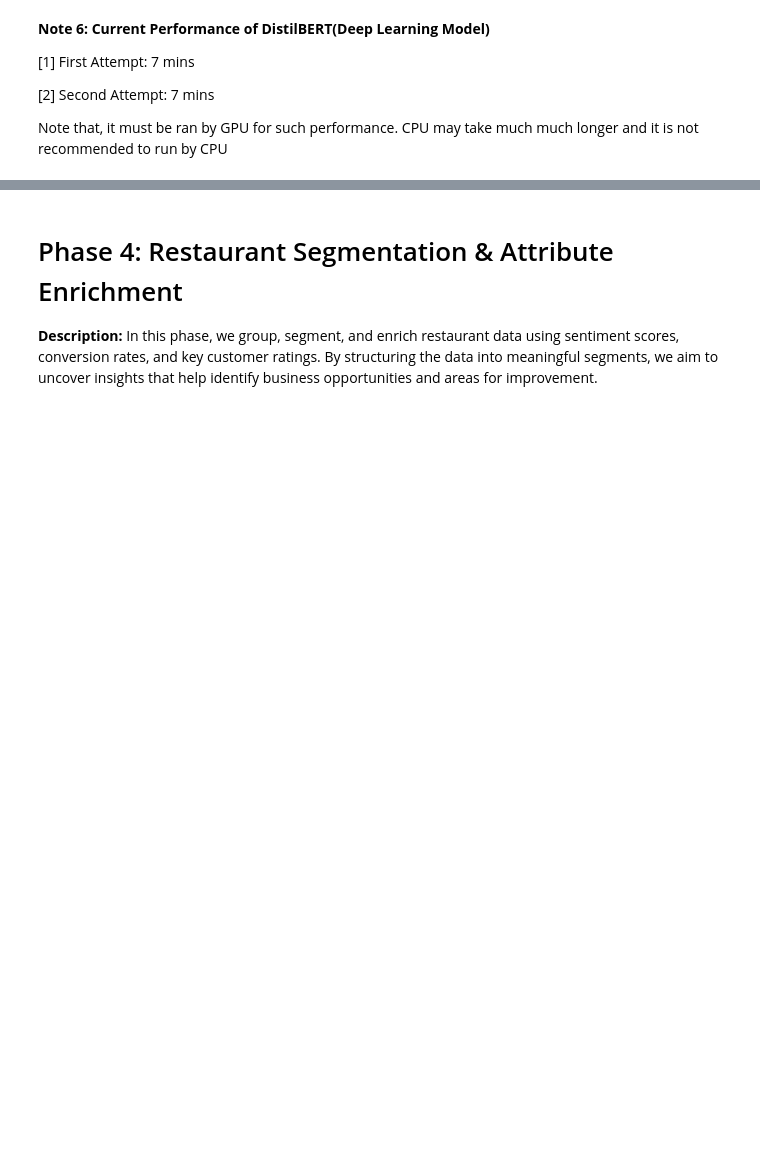
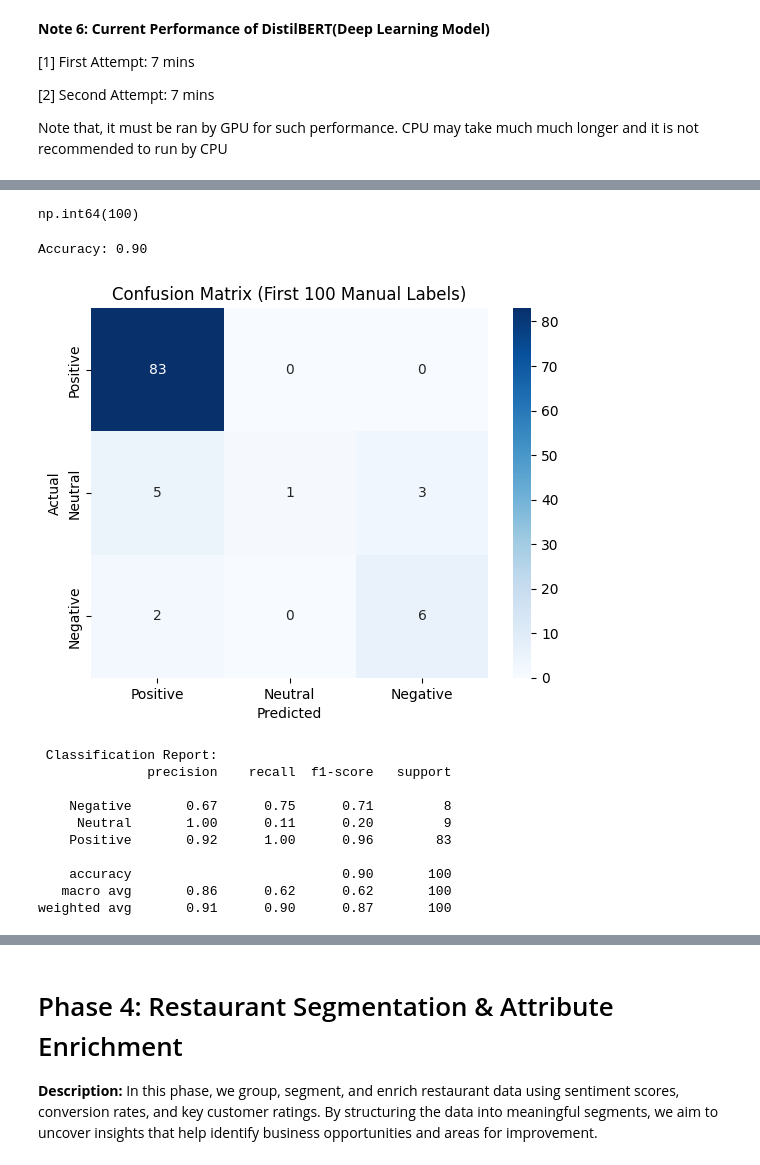
Before and after one commit to VuDucCong18/Work-Project, a Jupyter notebook: Sentiment_Analysis.ipynb, the cells around one changed output, grey strips where cells are left out. Drawn from its saved outputs; the diff is of its cells as text; code cells hidden in the pictures; blank space fills up the shorter version.

```diff
--- a/Sentiment_Analysis.ipynb
+++ b/Sentiment_Analysis.ipynb
@@ -749,0 +757,55 @@ Note that, it must be ran by GPU for such performance. CPU may take much much lo
+# %%
+#Checking
+labelled_manual_validation_df['true_label'].count()
+# %% [output]
+np.int64(100)
+# %%
+from sklearn.metrics import accuracy_score, confusion_matrix, classification_report
+import matplotlib.pyplot as plt
+import seaborn as sns
+import pandas as pd
+
+# Step 1: Extract first 100 predicted reviews (matching order of manual labels)
+predicted_100 = df_selected_filtered[["cleaned_review", "sentiment_label"]].reset_index(drop=True).iloc[:100]
+
+# Step 2: Add unique index for merge alignment
+labelled_manual_validation_df = labelled_manual_validation_df.reset_index().rename(columns={"index": "manual_id"})
+predicted_100 = predicted_100.reset_index().rename(columns={"index": "manual_id"})
+
+# Step 3: Merge using unique index to avoid duplicates
+merged_validation = pd.merge(labelled_manual_validation_df, predicted_100, on="manual_id")
+
+# Step 4: Define true and predicted labels
+y_true = merged_validation["true_label"]
+y_pred = merged_validation["sentiment_label"]
+
+# Step 5: Accuracy
+accuracy = accuracy_score(y_true, y_pred)
+print(f"Accuracy: {accuracy:.2f}")
+
+# Step 6: Confusion Matrix
+conf_matrix = confusion_matrix(y_true, y_pred, labels=[1, 0, -1])
+sns.heatmap(conf_matrix, annot=True, fmt="d", cmap="Blues",
+            xticklabels=["Positive", "Neutral", "Negative"],
+            yticklabels=["Positive", "Neutral", "Negative"])
+plt.xlabel("Predicted")
+plt.ylabel("Actual")
+plt.title("Confusion Matrix (First 100 Manual Labels)")
+plt.show()
+
+# Step 7: Classification Report
+print("\n Classification Report:")
+print(classification_report(y_true, y_pred, target_names=["Negative", "Neutral", "Positive"]))
+# %% [output]
+Accuracy: 0.90
+[figure, added]
+ Classification Report:
+              precision    recall  f1-score   support
+
+    Negative       0.67      0.75      0.71         8
+     Neutral       1.00      0.11      0.20         9
+    Positive       0.92      1.00      0.96        83
+
+    accuracy                           0.90       100
+   macro avg       0.86      0.62      0.62       100
+weighted avg       0.91      0.90      0.87       100
```
Also changed, not shown: parts of 33 cells of this notebook.
